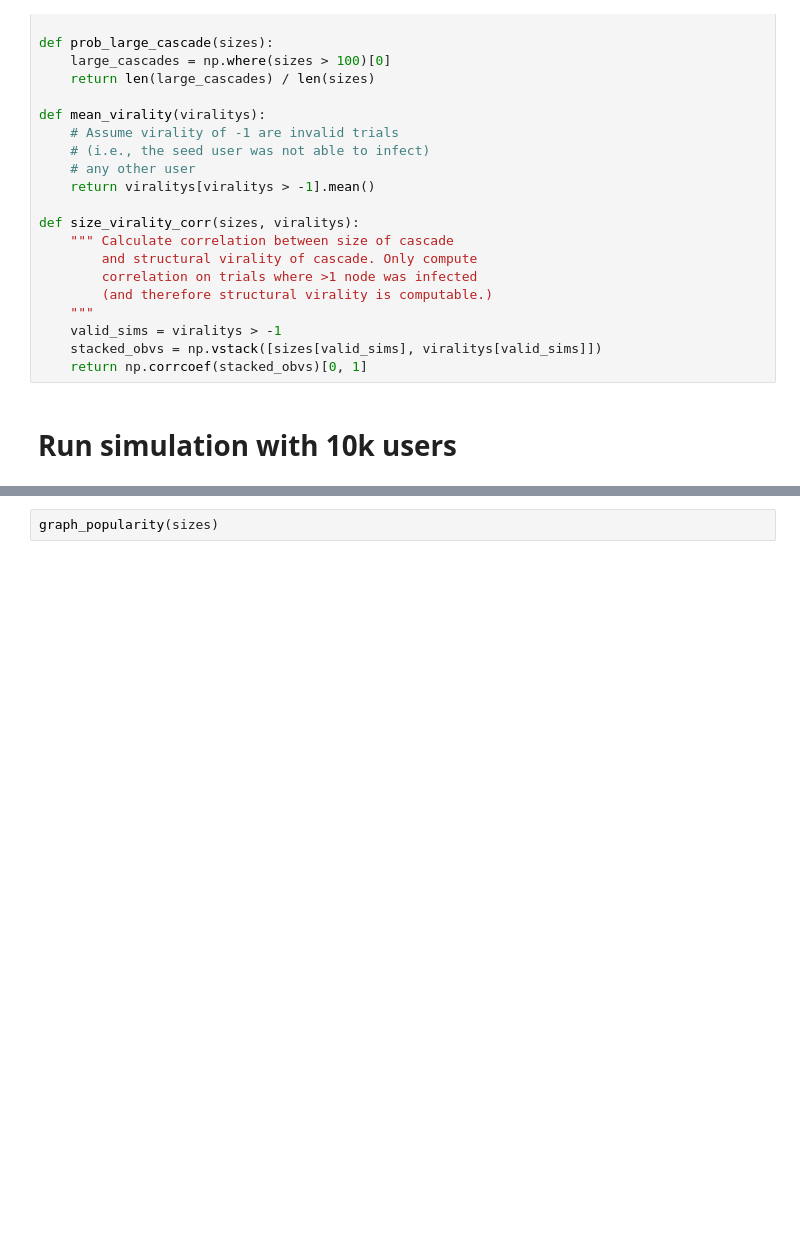
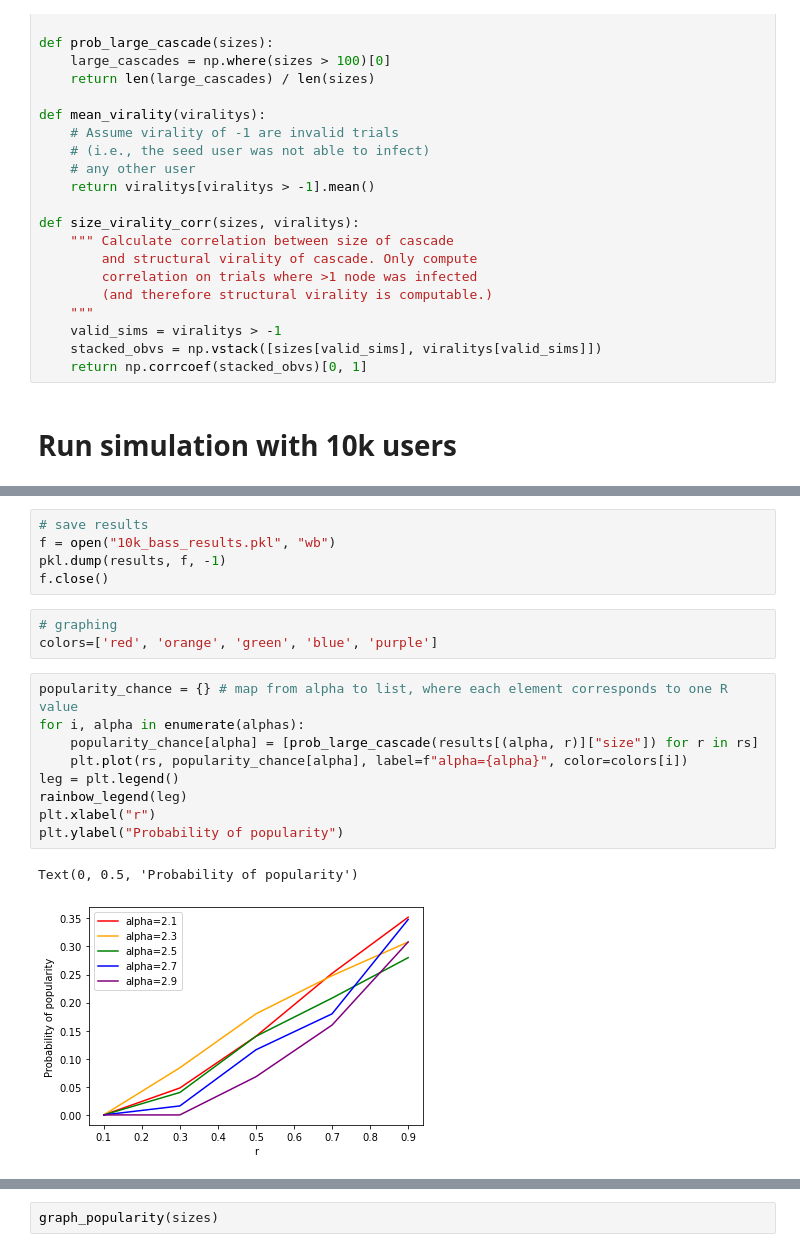
Before and after one commit to sunnymatt/t-recs-experiments, a Jupyter notebook: structural_virality/structural_virality.ipynb, the cells around one changed output, grey strips where cells are left out. Saved outputs shown, nothing was run; the diff lists cells and outputs as text; blank space fills up the shorter version.

```diff
--- a/structural_virality/structural_virality.ipynb
+++ b/structural_virality/structural_virality.ipynb
@@ -111,0 +151,20 @@ KeyboardInterrupt:
+# %%
+# save results
+f = open("10k_bass_results.pkl", "wb")
+pkl.dump(results, f, -1)
+f.close()
+# %%
+# graphing
+colors=['red', 'orange', 'green', 'blue', 'purple']
+# %%
+popularity_chance = {} # map from alpha to list, where each element corresponds to one R value
+for i, alpha in enumerate(alphas):
+    popularity_chance[alpha] = [prob_large_cascade(results[(alpha, r)]["size"]) for r in rs]
+    plt.plot(rs, popularity_chance[alpha], label=f"alpha={alpha}", color=colors[i])
+leg = plt.legend()
+rainbow_legend(leg)
+plt.xlabel("r")
+plt.ylabel("Probability of popularity")
+# %% [output]
+Text(0, 0.5, 'Probability of popularity')
+[figure, added]
```
Also changed, not shown: parts of 6 cells of this notebook, 2 other files.
